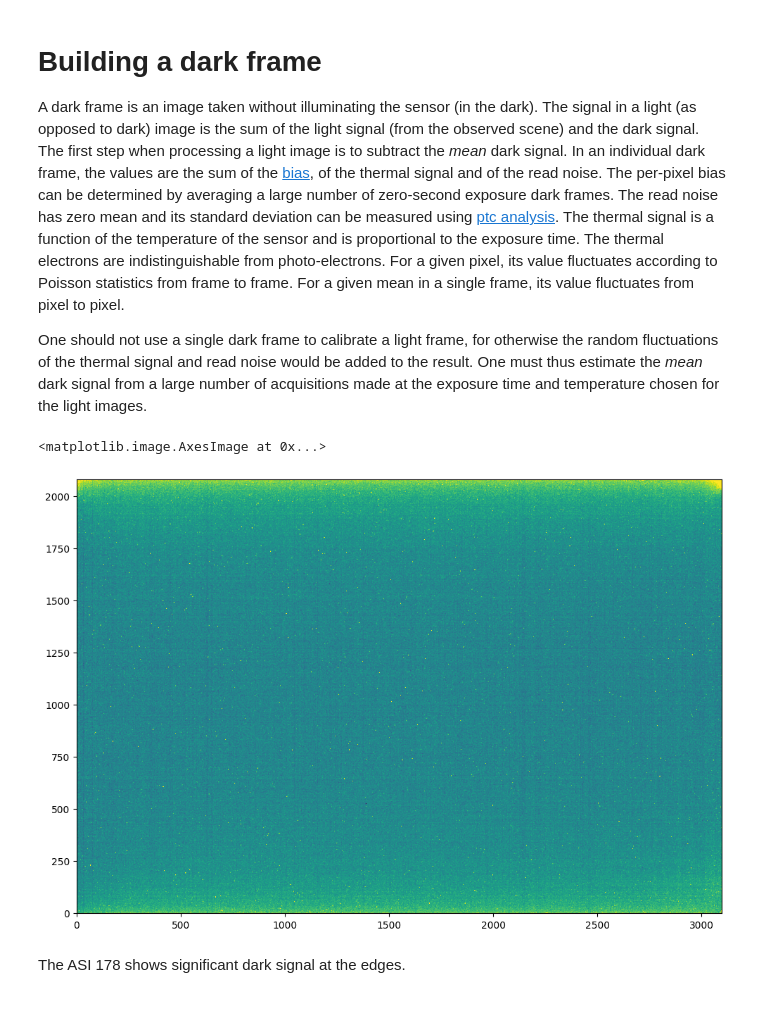
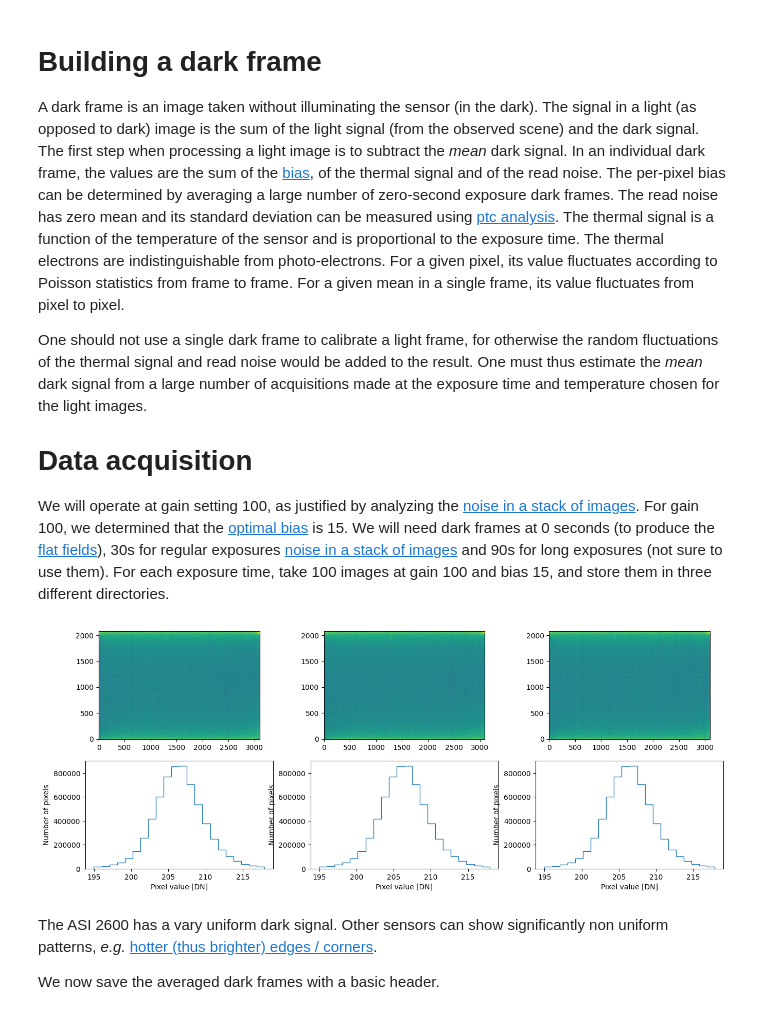
Before and after one commit to frederic-auchere/OHP, a Jupyter notebook: darks.ipynb, the cells around one changed output. Drawn from its saved outputs; the diff is of its cells as text; code cells hidden in the pictures.

Commit message:
Updated darks notebook

```diff
--- a/darks.ipynb
+++ b/darks.ipynb
@@ -6,32 +6,53 @@ In an individual dark frame, the values are the sum of the [bias](bias.ipynb), o
 
 One should not use a single dark frame to calibrate a light frame, for otherwise the random fluctuations of the thermal signal and read noise would be added to the result.
 One must thus estimate the *mean* dark signal from a large number of acquisitions made at the exposure time and temperature chosen for the light images.
+
+# Data acquisition
+
+We will operate at gain setting 100, as justified by analyzing the [noise in a stack of images](exposure.ipynb). For gain 100, we determined that the [optimal bias](bias.ipynb) is 15.
+We will need dark frames at 0 seconds (to produce the [flat fields](flats.ipynb)), 30s for regular exposures [noise in a stack of images](exposure.ipynb) and 90s for long exposures (not sure to use them).
+For each exposure time, take 100 images at gain 100 and bias 15, and store them in three different directories.
 # %%
 import os
 from tqdm import tqdm
 import glob
 from astropy.io import fits
 from astropy.visualization import ImageNormalize, LinearStretch, PercentileInterval
 import matplotlib.pyplot as plt
 
 import inout
 
-path = r'C:\Users\fauchere\Pictures\ZWO ASI178MM-Cool\2023-07-12\DARK_2.00'
+# Replace by your directories
+paths = [r'C:\Users\fauchere\Pictures\ZWO ASI178MM-Cool\2023-07-12\DARK_2.00',
+         r'C:\Users\fauchere\Pictures\ZWO ASI178MM-Cool\2023-07-12\DARK_2.00',
+         r'C:\Users\fauchere\Pictures\ZWO ASI178MM-Cool\2023-07-12\DARK_2.00']
 
-files = glob.glob(os.path.join(path, '*.fits'))
+fix, axes = plt.subplots(2, 3, figsize=(16, 6))
 
-dark_frame = 0
-for f in tqdm(files):
-    dark_frame = dark_frame + fits.getdata(f)
-dark_frame = dark_frame / len(files)
+dark_frames = []  # used to save the stacked dark frames
+base_headers = []  # used to save one header for later
+for i, path in enumerate(paths):
+        files = glob.glob(os.path.join(path, '*.fits'))
 
-norm = ImageNormalize(dark_frame, stretch=LinearStretch(), interval=PercentileInterval(99))
+        # Averages the dark frames
+        dark_frame = 0
+        for f in tqdm(files):
+            dark_frame = dark_frame + fits.getdata(f)
+        dark_frame = dark_frame / len(files)
 
-fig = plt.figure(figsize=(12, 8))
-plt.imshow(dark_frame, norm=norm, origin='lower')
+        dark_frames.append(dark_frame)
+        base_headers.append(fits.get_header(files[0]))
+
+        norm = ImageNormalize(dark_frame, stretch=LinearStretch(), interval=PercentileInterval(99))
+
+        axes[0, i].imshow(dark_frame, norm=norm, origin='lower')
+        axes[1, i].hist(dark_frame.flatten(), histtype='step', bins=int(norm.vmax - norm.vmin), range=[norm.vmin, norm.vmax])
+        axes[1, i].set_xlabel('Pixel value [DN]')
+        axes[1, i].set_ylabel('Number of pixels')
 # %% [output]
-<matplotlib.image.AxesImage at 0x...>
-[figure, old version]
+[figure, new version]
-# %% [markdown]
-The ASI 178 shows significant dark signal at the edges.
+# %% [markdown]
+The ASI 2600 has a vary uniform dark signal. Other sensors can show significantly non uniform patterns, *e.g.* [hotter (thus brighter) edges / corners](https://www.cloudynights.com/uploads/monthly_01_2016/post-199816-0-67542700-1452139850.jpg).
+
+We now save the averaged dark frames with a basic header.
 # %%
```
Also changed, not shown: parts of 1 cell of this notebook, 3 other files.
